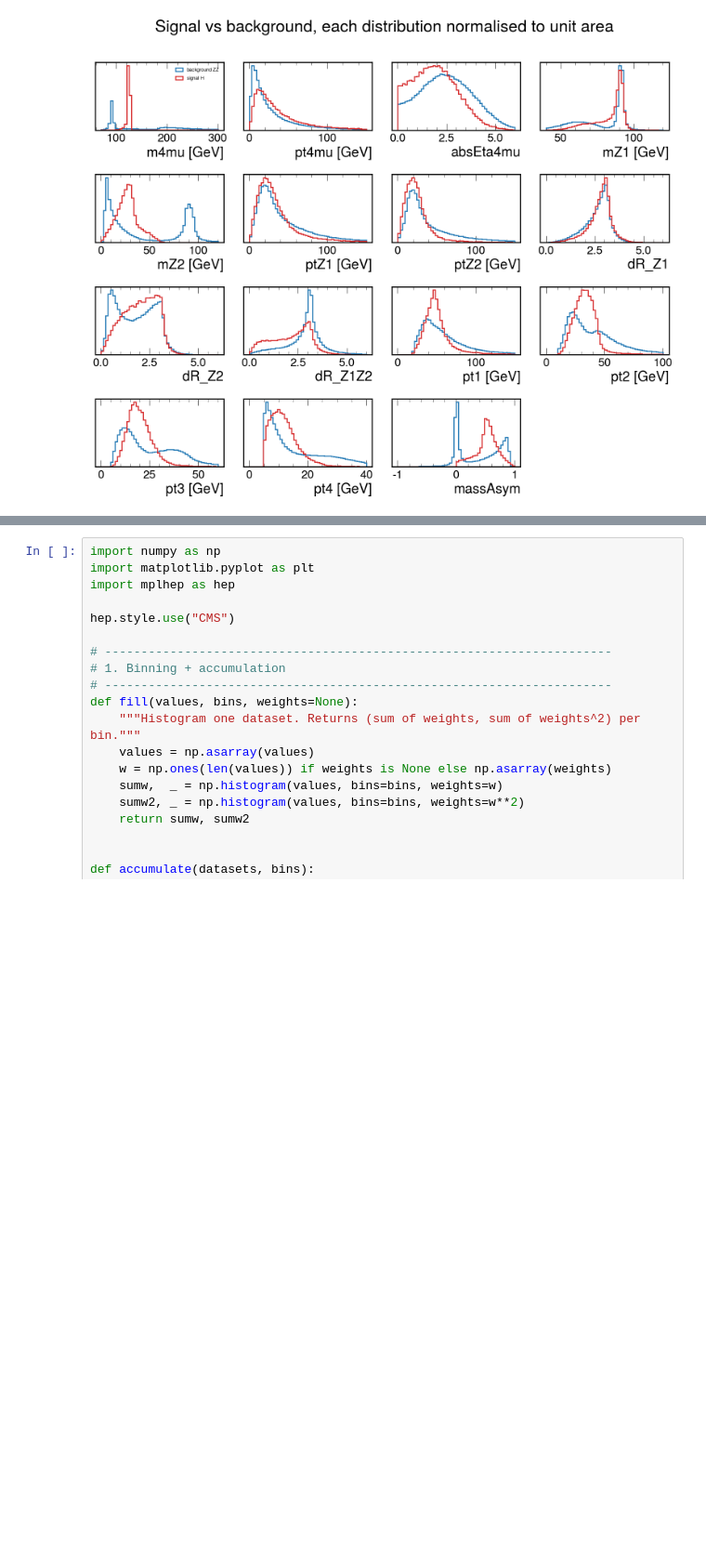
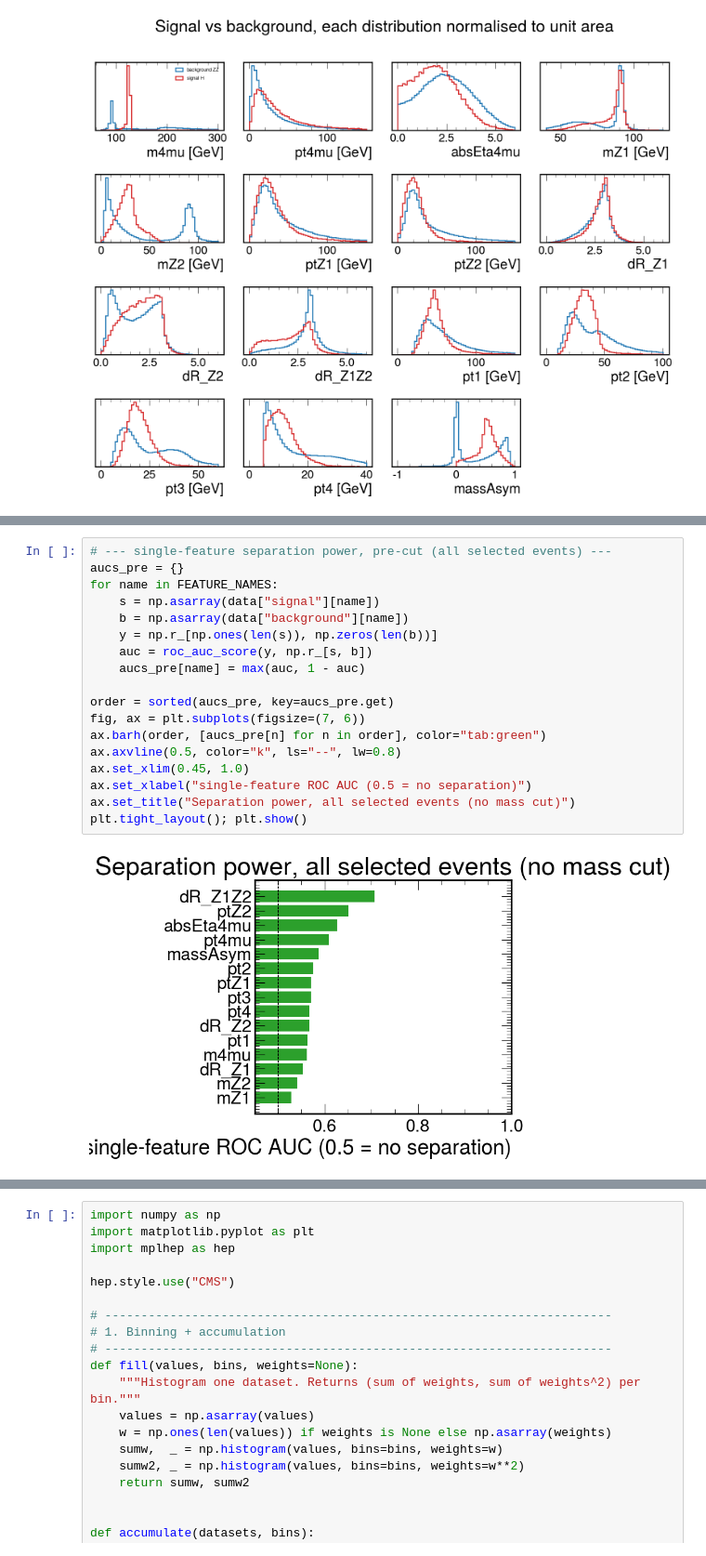
Before and after one commit to BrendenE-NNC/Operation-Higgs, a Jupyter notebook: HiggsEverythingStuff.ipynb, the cells around one changed output, grey strips where cells are left out. Shown at 93% size. Cells and saved outputs as stored; diff of their text form; blank space fills up the shorter version.

```diff
--- a/HiggsEverythingStuff.ipynb
+++ b/HiggsEverythingStuff.ipynb
@@ -384,0 +420,20 @@ Std dev: 130.91
+# %%
+# --- single-feature separation power, pre-cut (all selected events) ---
+aucs_pre = {}
+for name in FEATURE_NAMES:
+    s = np.asarray(data["signal"][name])
+    b = np.asarray(data["background"][name])
+    y = np.r_[np.ones(len(s)), np.zeros(len(b))]
+    auc = roc_auc_score(y, np.r_[s, b])
+    aucs_pre[name] = max(auc, 1 - auc)
+
+order = sorted(aucs_pre, key=aucs_pre.get)
+fig, ax = plt.subplots(figsize=(7, 6))
+ax.barh(order, [aucs_pre[n] for n in order], color="tab:green")
+ax.axvline(0.5, color="k", ls="--", lw=0.8)
+ax.set_xlim(0.45, 1.0)
+ax.set_xlabel("single-feature ROC AUC (0.5 = no separation)")
+ax.set_title("Separation power, all selected events (no mass cut)")
+plt.tight_layout(); plt.show()
+# %% [output]
+[figure, added]
```
Also changed, not shown: parts of 6 cells of this notebook.
